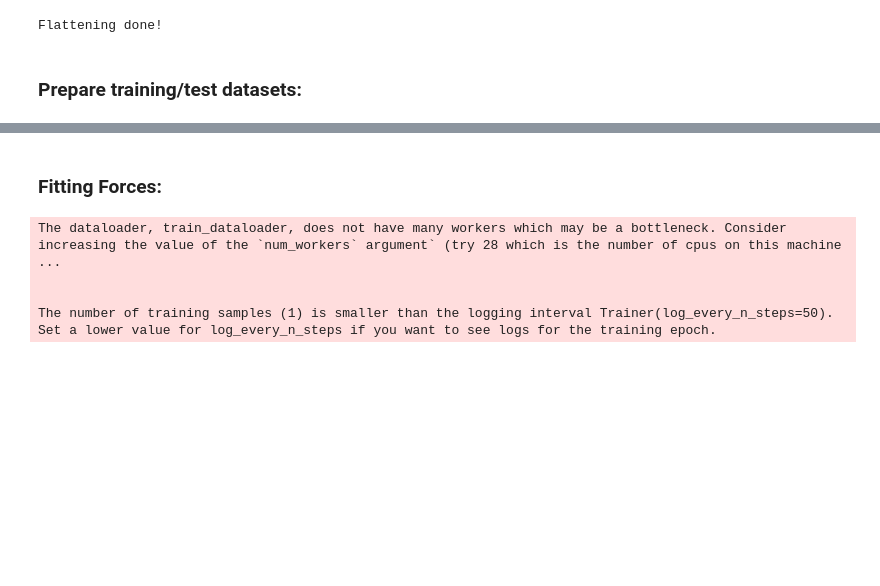
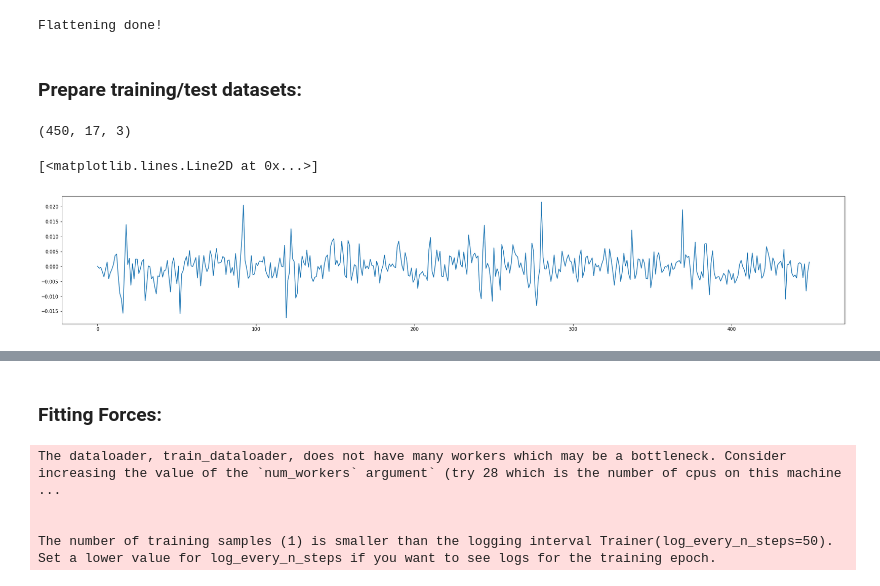
Before and after one commit to chem-gp/saddle-dynamics, a Jupyter notebook: notebooks/saddle_md.ipynb, the cells around one changed output, grey strips where cells are left out. Cells and saved outputs as stored; diff of their text form; code cells hidden in the pictures; blank space fills up the shorter version.

```diff
--- a/notebooks/saddle_md.ipynb
+++ b/notebooks/saddle_md.ipynb
@@ -68,13 +68,22 @@ test_data = {'trajectory': traj_test, 'energies': energies_test, 'forces': force
 # %%
 from fande.data import FandeDataModuleASE
 
 
 hparams = {
     'dtype' : 'float64',
     'device' : 'gpu'
 }
 
-fdm = FandeDataModuleASE(train_data, test_data, hparams, atoms_forces=None)
+del fdm
+
+fdm = FandeDataModuleASE(train_data, test_data, hparams)
+
+print(fdm.forces_train_norm.shape)
+plt.plot(fdm.forces_train[:,16,0])
+# %% [output]
+(450, 17, 3)
+[<matplotlib.lines.Line2D at 0x...>]
+[figure, added]
 # %%
 soap_params = {
     'species': ["H", "C"],
```
Also changed, not shown: parts of 10 cells of this notebook, 1 other file.
